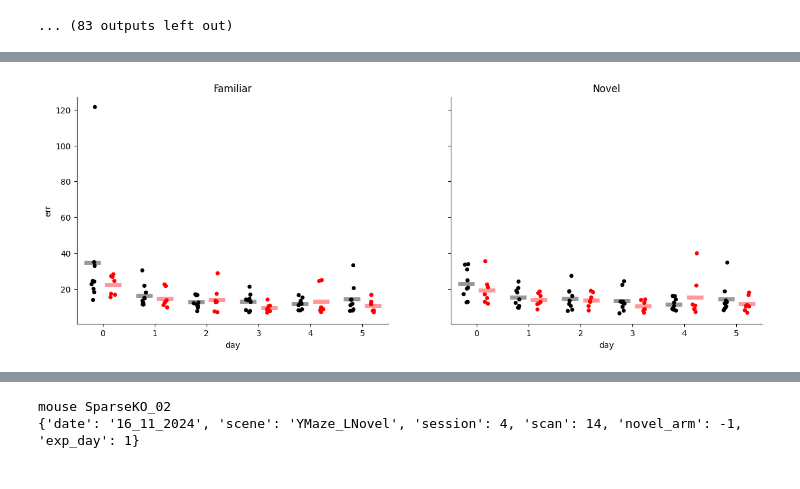
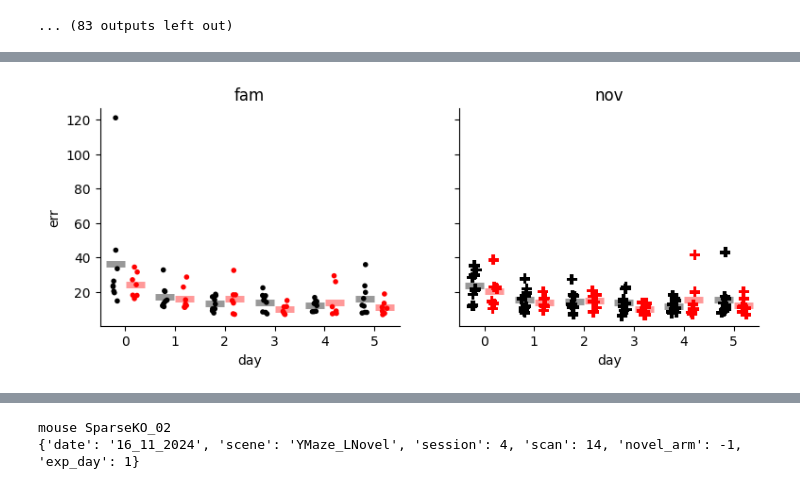
Before and after one commit to GiocomoLab/STX3KO_analyses, a Jupyter notebook: notebooks/figure2/naive_bayes.ipynb, the cells around one changed output, grey strips where cells are left out. Saved outputs shown, nothing was run; the diff lists cells and outputs as text; code cells hidden in the pictures.

```diff
--- a/notebooks/figure2/naive_bayes.ipynb
+++ b/notebooks/figure2/naive_bayes.ipynb
@@ -165,9 +165,9 @@ mouse 4467331.2
 ... (83 outputs left out)
 # %%
 df = {
-     'ko': [],
+     'cond': [],
      'day': [],
-     'nov': [],
+     'ttype': [],
      'err': [],
      'mouse': [],
      }
@@ -182,15 +182,15 @@ for i, day in enumerate(days):
         for m, mouse in enumerate(ko_mice):
             base_err = 10*stx.naive_bayes.abs_err(ko_alldays_crossval[mouse][day][nov])
             df['mouse'].append(mouse)
-            df['ko'].append(True)
-            df['nov'].append(nov=='nov')
+            df['cond'].append('ko')
+            df['ttype'].append(nov)
             df['err'].append(base_err.mean())
             df['day'].append(day)
         for m, mouse in enumerate(ctrl_mice):
             base_err = 10*stx.naive_bayes.abs_err(ctrl_alldays_crossval[mouse][day][nov])
             df['mouse'].append(mouse)
-            df['ko'].append(False)
-            df['nov'].append(nov=='nov')
+            df['cond'].append('ctrl')
+            df['ttype'].append(nov)
             df['err'].append(base_err.mean())
             df['day'].append(day)
 
@@ -198,61 +210,44 @@ df = pd.DataFrame(df)
 # %%
-fig, ax = plt.subplots(1,2, sharey=True, figsize =[15,5])
+fig,ax = plt.subplots(1,2, figsize=[9,3], sharey = True)
+for i, nov in enumerate(('fam','nov')):
+    if nov == 'nov':
+        marker = 'P'
+        s = 8
+    else:
+        marker = '.'
+        s = 8
+    sns.stripplot(data=df.loc[df['ttype']==nov,:],
+                x='day',
+                y='err',
+                hue='cond',
+                hue_order=('ctrl', 'ko'),
+                palette=['black', 'red'],
+                dodge=True,
+                ax=ax[i], marker = marker, s=s,
+                legend=False)
 
-sns.stripplot(
-              data=df.loc[df['nov']==False,:],
-              x='day',
-              y='err',
-              hue='ko',
-              hue_order = [False, True],
-              palette = ['black','red'],
-              ax=ax[0],
-              dodge=True, alpha=1., legend=False,
-)
 
-sns.pointplot(data=df.loc[df['nov']==False,:],
+
+    sns.pointplot(data=df.loc[df['ttype']==nov,:],
               x='day',
               y='err',
               errorbar=None,
-              hue='ko',
-              hue_order = [False, True],
+              hue='cond',
+              hue_order = ['ctrl', 'ko'],
               dodge = .4,
-              palette = ['black','red'],
-              ax=ax[0],
+              palette = ['black', 'red'],
+              ax=ax[i],
               linestyles="none",
-              marker="_", markersize=20, markeredgewidth=5, legend=False, alpha=.4,
+              marker="_", markersize=15, markeredgewidth=5, legend=False, alpha=.4,
               )
-
-sns.stripplot(
-              data=df.loc[df['nov']==True,:],
-              x='day',
-              y='err',
-              hue='ko',
-              hue_order = [False, True],
-              palette = ['black','red'],
-              ax=ax[1],
-              dodge=True, alpha=1., legend=False,
-)
-
-sns.pointplot(data=df.loc[df['nov']==True,:],
-              x='day',
-              y='err',
-              errorbar=None,
-              hue='ko',
-              hue_order = [False, True],
-              dodge = .4,
-              palette = ['black','red'],
-              ax=ax[1],
-              linestyles="none",
-              marker="_", markersize=20, markeredgewidth=5, legend=False, alpha=.4,
-              )
-
-ax[0].set_title("Familiar")
-ax[1].set_title("Novel")
+    ax[i].set_title(nov)
 
 for a in ax:
     a.spines['top'].set_visible(False)
     a.spines['right'].set_visible(False)
 
+
+
 fig.savefig(figdir / f"naive_bayes_summary_128cells.pdf", bbox_inches='tight')
 # %% [output]
-[figure, old version]
+[figure, new version]
```
Also changed, not shown: parts of 17 cells of this notebook.
